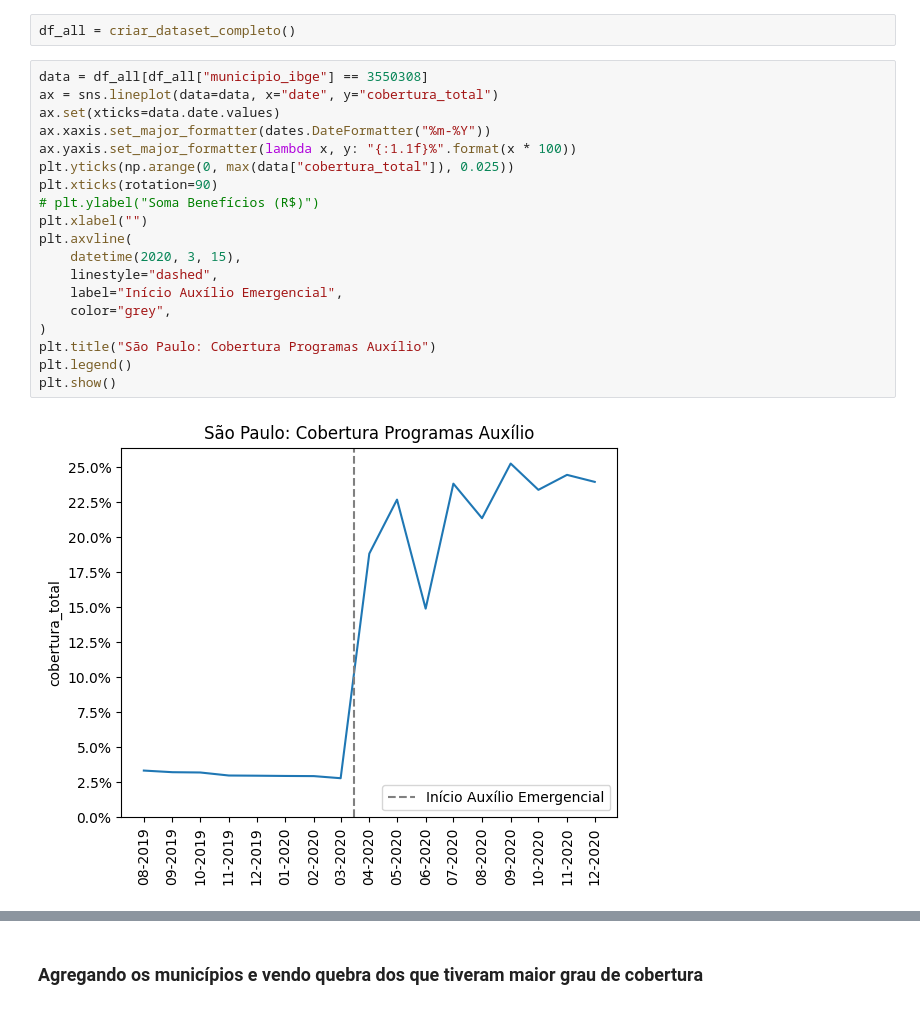
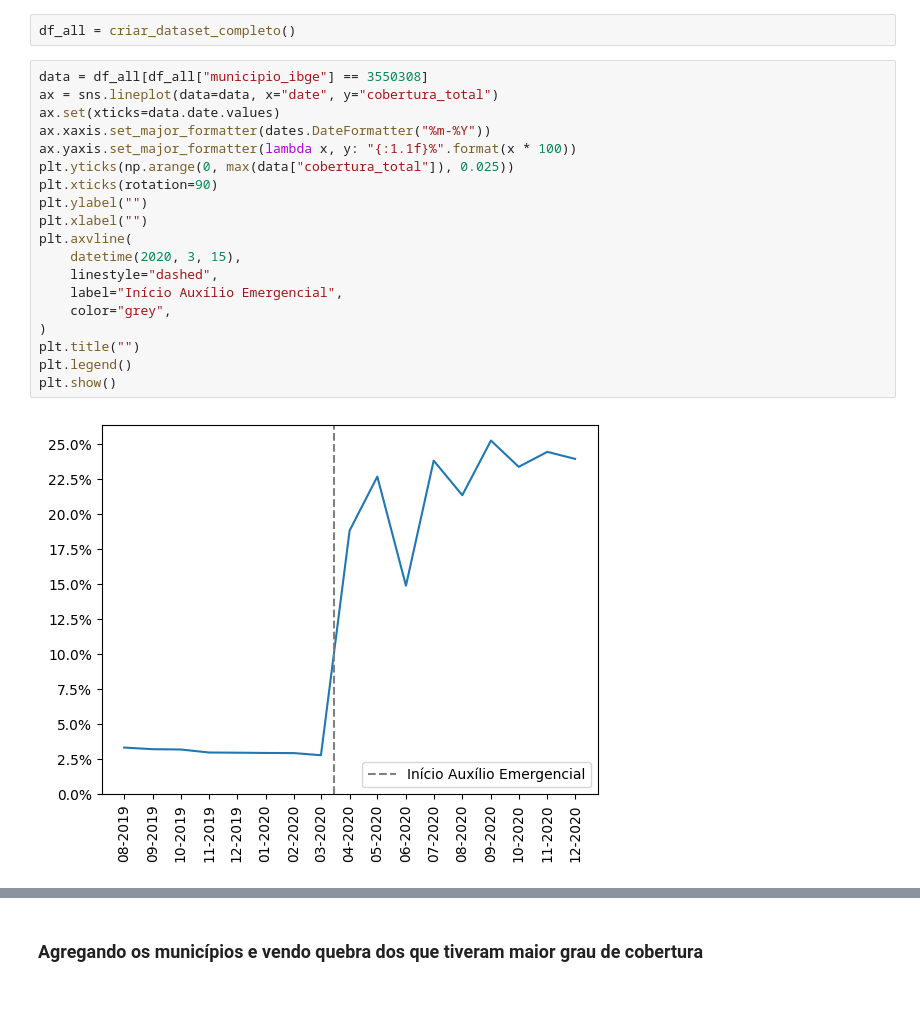
Before and after one commit to dlotter/monografia, a Jupyter notebook: analises/evidencias.ipynb, the cells around one changed output, grey strips where cells are left out. Cells and saved outputs as stored; diff of their text form.

```diff
--- a/analises/evidencias.ipynb
+++ b/analises/evidencias.ipynb
@@ -19,24 +19,24 @@ df_all = criar_dataset_completo()
 # %%
 data = df_all[df_all["municipio_ibge"] == 3550308]
 ax = sns.lineplot(data=data, x="date", y="cobertura_total")
 ax.set(xticks=data.date.values)
 ax.xaxis.set_major_formatter(dates.DateFormatter("%m-%Y"))
 ax.yaxis.set_major_formatter(lambda x, y: "{:1.1f}%".format(x * 100))
 plt.yticks(np.arange(0, max(data["cobertura_total"]), 0.025))
 plt.xticks(rotation=90)
-# plt.ylabel("Soma Benefícios (R$)")
+plt.ylabel("")
 plt.xlabel("")
 plt.axvline(
     datetime(2020, 3, 15),
     linestyle="dashed",
     label="Início Auxílio Emergencial",
     color="grey",
 )
-plt.title("São Paulo: Cobertura Programas Auxílio")
+plt.title("")
 plt.legend()
 plt.show()
 # %% [output]
-[figure, old version]
+[figure, new version]
 # %%
 data[data['date'] == '2020-11-01']
 # %% [output]
```
Also changed, not shown: parts of 5 cells of this notebook, 3 other files.
